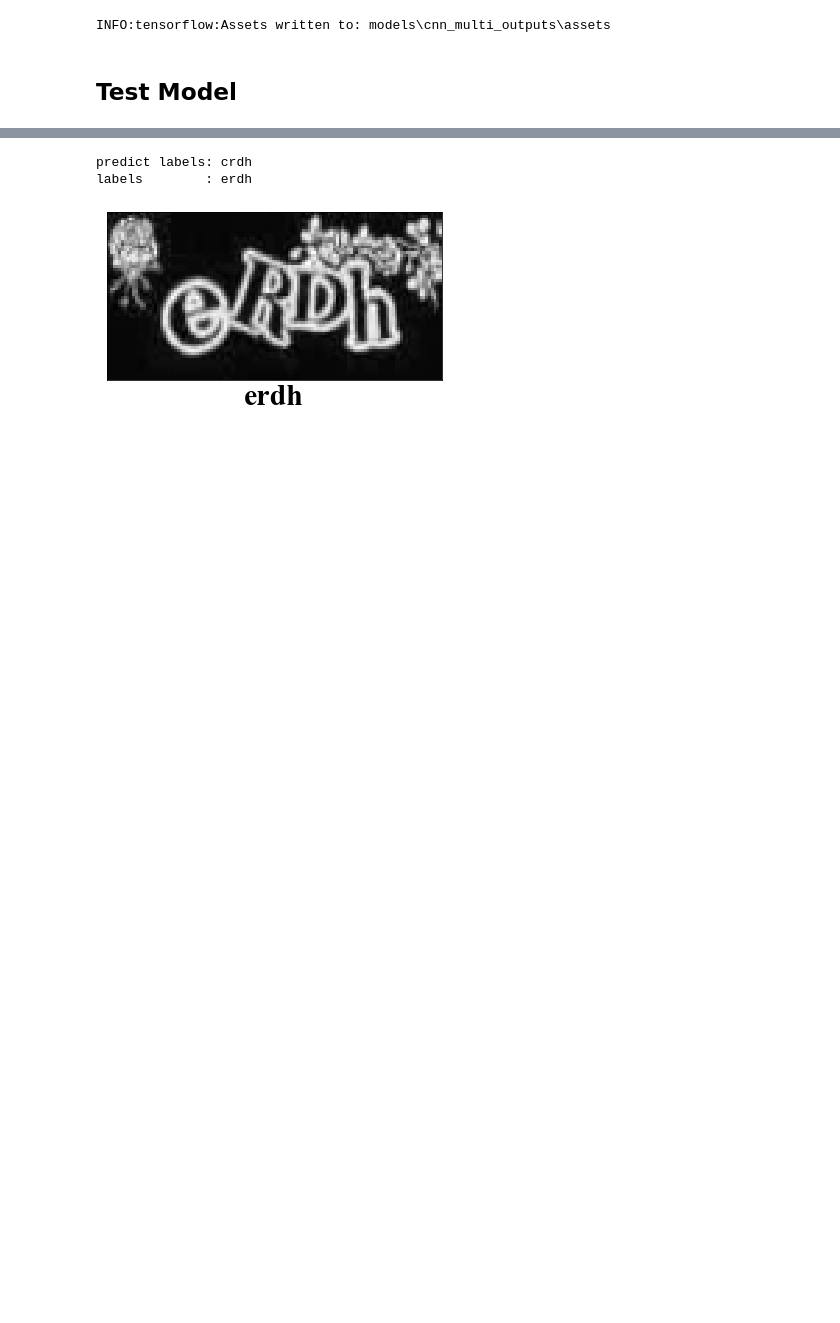
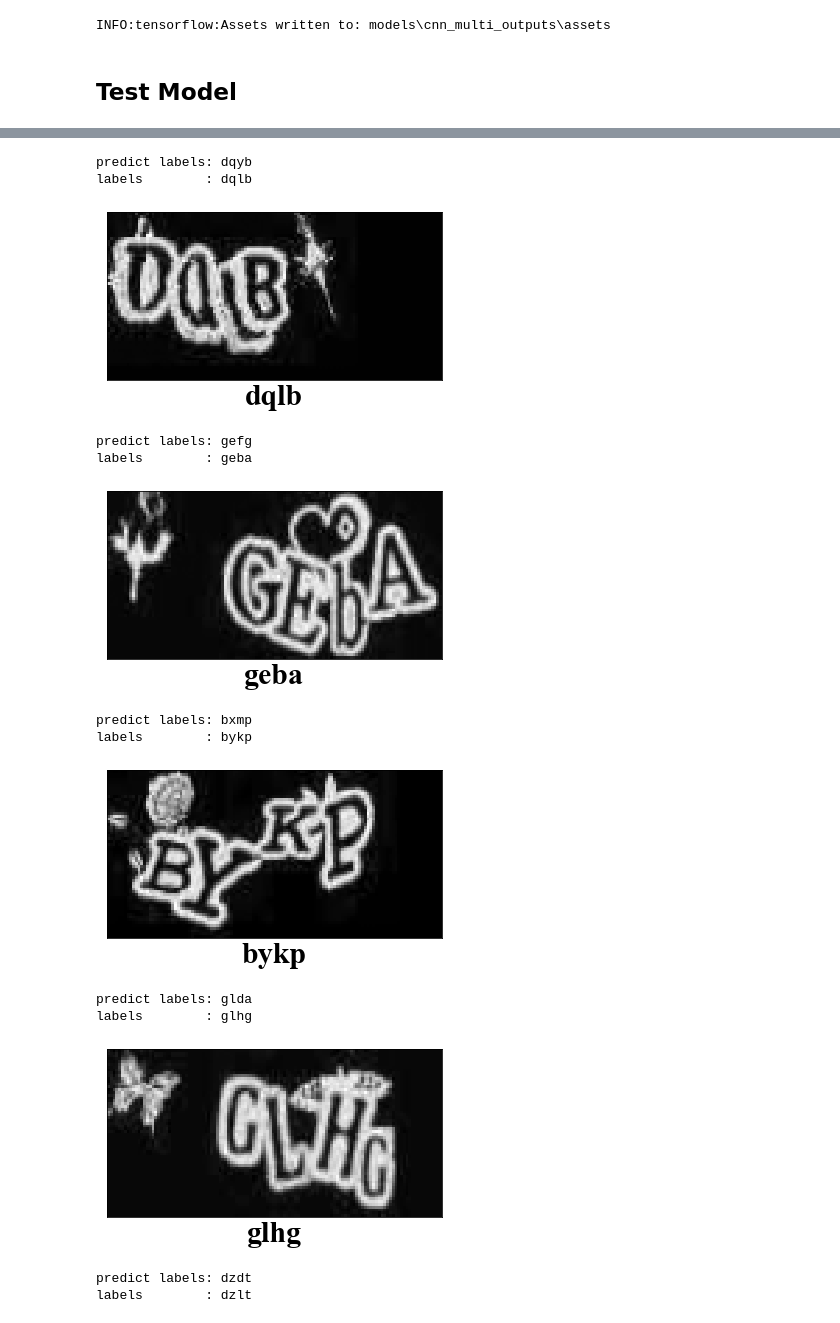
Before and after one commit to dothinking/ann-homework, a Jupyter notebook: captcha/2_cnn_multi_outputs.ipynb, the cells around one changed output, grey strips where cells are left out. Drawn from its saved outputs; the diff is of its cells as text; code cells hidden in the pictures; blank space fills up the shorter version.

```diff
--- a/captcha/2_cnn_multi_outputs.ipynb
+++ b/captcha/2_cnn_multi_outputs.ipynb
@@ -78,7 +79,7 @@ tf.keras.utils.plot_model(model, f'{model.name}.png', show_shapes=True)
 # set loss for each output lables, or set a same loss for all labels
 # e.g. loss={ f'labels_{i}':
 #   tf.keras.losses.SparseCategoricalCrossentropy(from_logits=True) for i in range(n_labels)}
-model.compile(optimizer=tf.keras.optimizers.RMSprop(0.001, 0.9),
+model.compile(optimizer="adam", #tf.keras.optimizers.RMSprop(0.001, 0.9),
               loss=tf.keras.losses.SparseCategoricalCrossentropy(from_logits=True),
               metrics=['accuracy'])
 # %%
@@ -148,31 +158,42 @@ evaluate_captcha(new_model, test_ds)
 # %%
 # prediction example
 import matplotlib.pyplot as plt
 %matplotlib inline
 
-t = 111 # image t in batch
+t = 50 # image t in batch
 
-for x, y_ in test_ds.take(1):
+for x, y_ in test_ds.take(5):
 
     # predict labels
     y = new_model.predict(x)
     predict_labels = ''.join([chr(ord('a') + np.argmax(y[i][t])) for i in range(4)])
     print('predict labels:', predict_labels)
 
     # real labels
-    labels = [y_[f'A_{i}'][t].numpy()[0] for i in range(4)]
+    labels = [y_[f'A{i}'][t].numpy()[0] for i in range(4)]
     labels = ''.join([chr(ord('a') + c) for c in labels])
     print('labels        :',labels)
 
     # show image
     image = tf.reshape(x.numpy()[t], shape=(60, 120))
     plt.imshow(image, cmap=plt.cm.binary)
     plt.grid(False)
     plt.xticks([])
     plt.yticks([])
     plt.xlabel(labels, fontdict={'family': 'Times New Roman', 'size' : 30})
     plt.show()
 # %% [output]
-predict labels: crdh
-labels        : erdh
+predict labels: dqyb
+labels        : dqlb
-[figure, old version]
+[figure, new version]
+predict labels: gefg
+labels        : geba
+[figure, added]
+predict labels: bxmp
+labels        : bykp
+[figure, added]
+predict labels: glda
+labels        : glhg
+[figure, added]
+predict labels: dzdt
+labels        : dzlt
```
Also changed, not shown: parts of 7 cells of this notebook, 1 other file.
